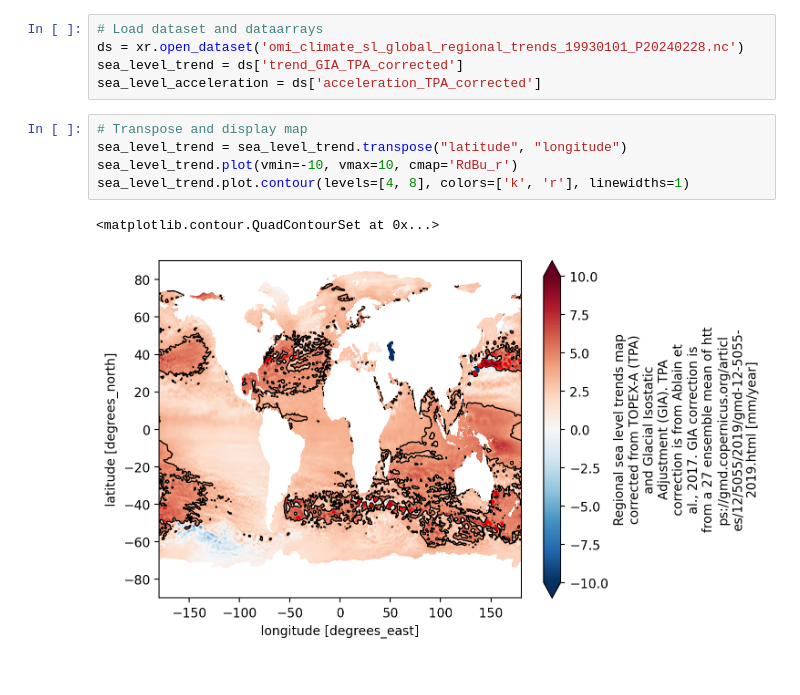
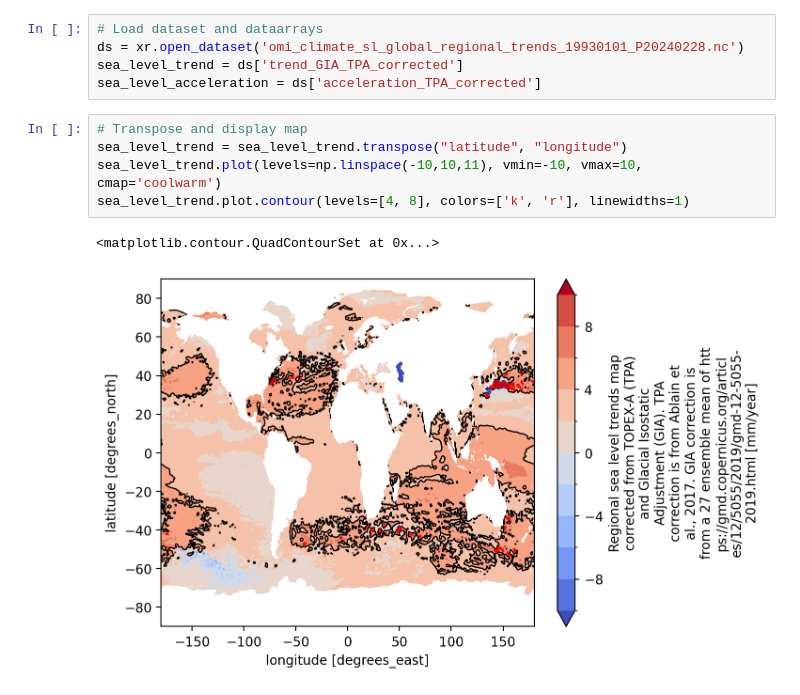
Before and after one commit to misuleon/sea_level_rise, a Jupyter notebook: sea_level_rise.ipynb, the cells around one changed output. Cells and saved outputs as stored; diff of their text form.

```diff
--- a/sea_level_rise.ipynb
+++ b/sea_level_rise.ipynb
@@ -20,11 +21,11 @@ sea_level_acceleration = ds['acceleration_TPA_corrected']
 # %%
 # Transpose and display map
 sea_level_trend = sea_level_trend.transpose("latitude", "longitude")
-sea_level_trend.plot(vmin=-10, vmax=10, cmap='RdBu_r')
+sea_level_trend.plot(levels=np.linspace(-10,10,11), vmin=-10, vmax=10, cmap='coolwarm')
 sea_level_trend.plot.contour(levels=[4, 8], colors=['k', 'r'], linewidths=1)
 # %% [output]
 <matplotlib.contour.QuadContourSet at 0x...>
-[figure, old version]
+[figure, new version]
 # %%
 # Transpose and display trend map
 sea_level_acceleration = sea_level_acceleration.transpose("latitude", "longitude")
```
Also changed, not shown: parts of 2 cells of this notebook.
